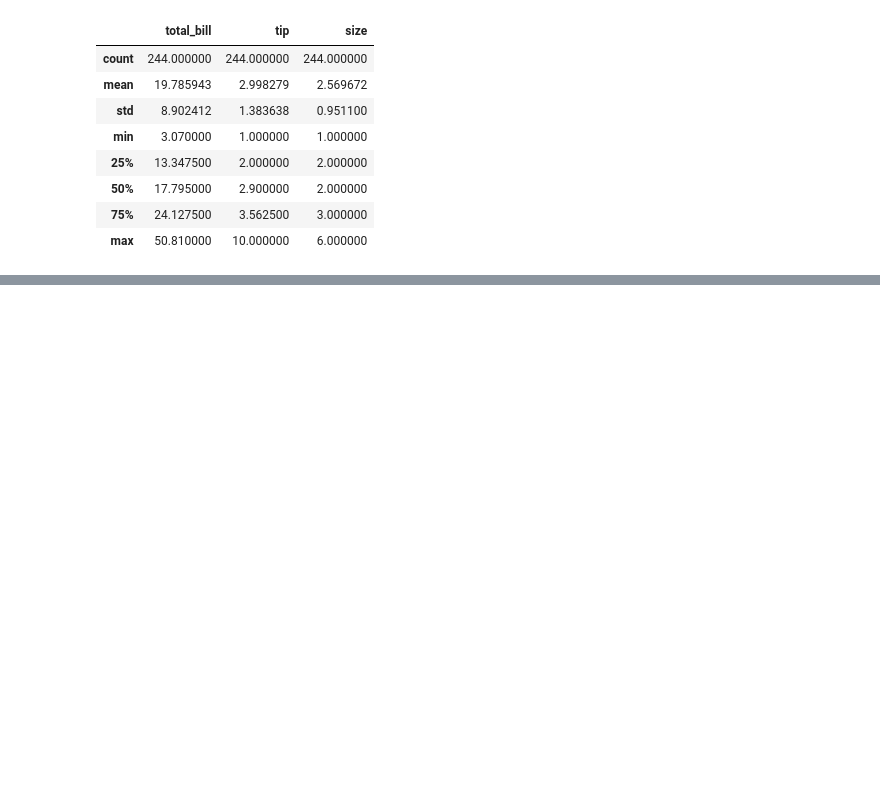
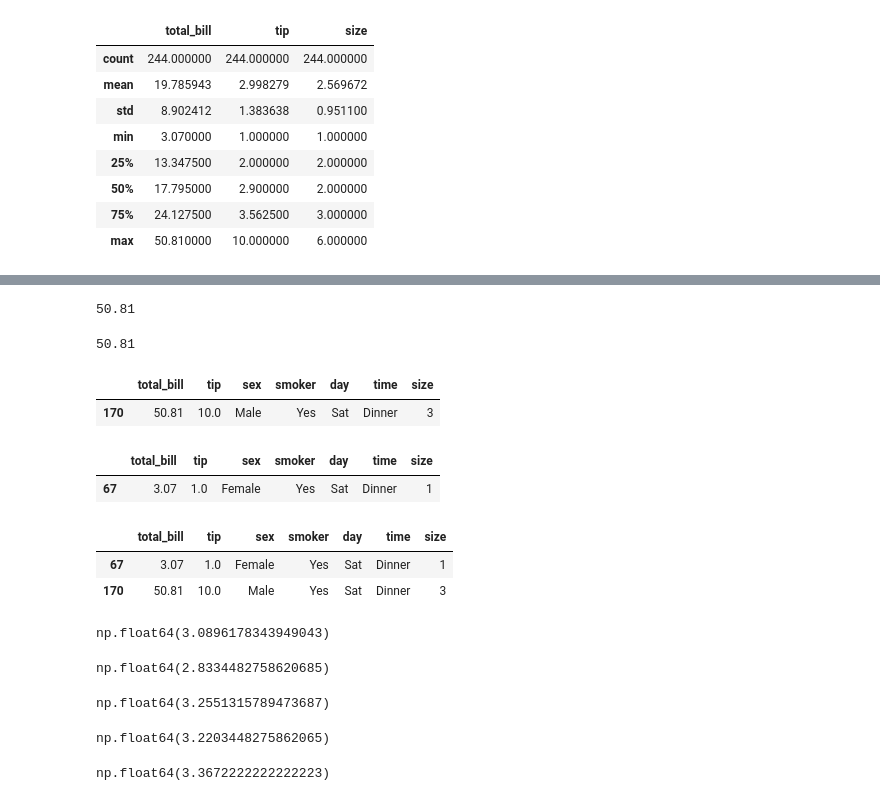
Before and after one commit to JakeOh/202511_BD53, a Jupyter notebook: lab_python/da03_dataframe.ipynb, the cells around one changed output, grey strips where cells are left out. Drawn from its saved outputs; the diff is of its cells as text; code cells hidden in the pictures; blank space fills up the shorter version.

```diff
--- a/lab_python/da03_dataframe.ipynb
+++ b/lab_python/da03_dataframe.ipynb
@@ -115,0 +167,51 @@ tips.describe()
+# %%
+# total_bill의 최댓값
+tips.total_bill.max()
+# %% [output]
+50.81
+# %%
+tips['total_bill'].max()
+# %% [output]
+50.81
+# %%
+tips[tips.total_bill == tips.total_bill.max()]
+# %% [output]
+|  | total_bill | tip | sex | smoker | day | time | size |
+| 170 | 50.81 | 10.0 | Male | Yes | Sat | Dinner | 3 |
+# %%
+tips[tips.total_bill == tips.total_bill.min()]
+# %% [output]
+|  | total_bill | tip | sex | smoker | day | time | size |
+| 67 | 3.07 | 1.0 | Female | Yes | Sat | Dinner | 1 |
+# %%
+tips[(tips.total_bill == tips.total_bill.max()) |
+     (tips.total_bill == tips.total_bill.min())]
+# %% [output]
+|  | total_bill | tip | sex | smoker | day | time | size |
+| 67 | 3.07 | 1.0 | Female | Yes | Sat | Dinner | 1 |
+| 170 | 50.81 | 10.0 | Male | Yes | Sat | Dinner | 3 |
+# %%
+# 남성 팁의 평균
+tips[tips.sex == 'Male'].tip.mean()
+# %% [output]
+np.float64(3.0896178343949043)
+# %%
+# 여성 팁의 평균
+tips[tips.sex == 'Female'].tip.mean()
+# %% [output]
+np.float64(2.8334482758620685)
+# %%
+# 일요일 팁 평균
+tips[tips.day == 'Sun'].tip.mean()
+# %% [output]
+np.float64(3.2551315789473687)
+# %%
+# 일요일 남성 팁 평균
+tips[(tips.day == 'Sun') & (tips.sex == 'Male')].tip.mean()
+# %% [output]
+np.float64(3.2203448275862065)
+# %%
+# 일요일 여성 팁 평균
+tips[(tips.day == 'Sun') & (tips.sex == 'Female')].tip.mean()
+# %% [output]
+np.float64(3.3672222222222223)
```
Also changed, not shown: parts of 5 cells of this notebook.
